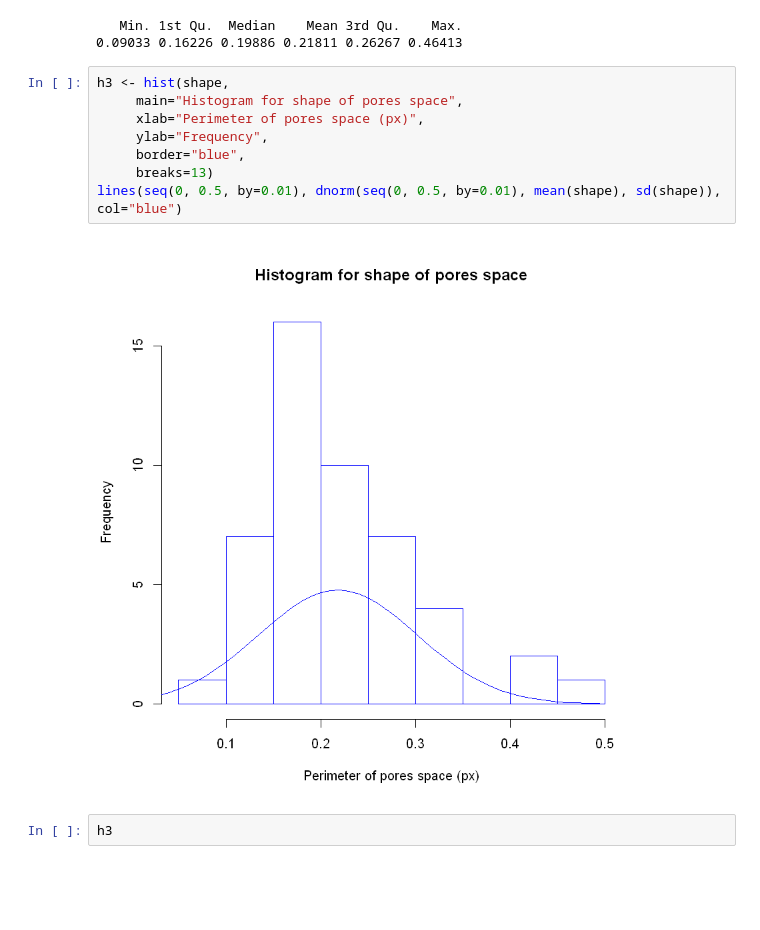
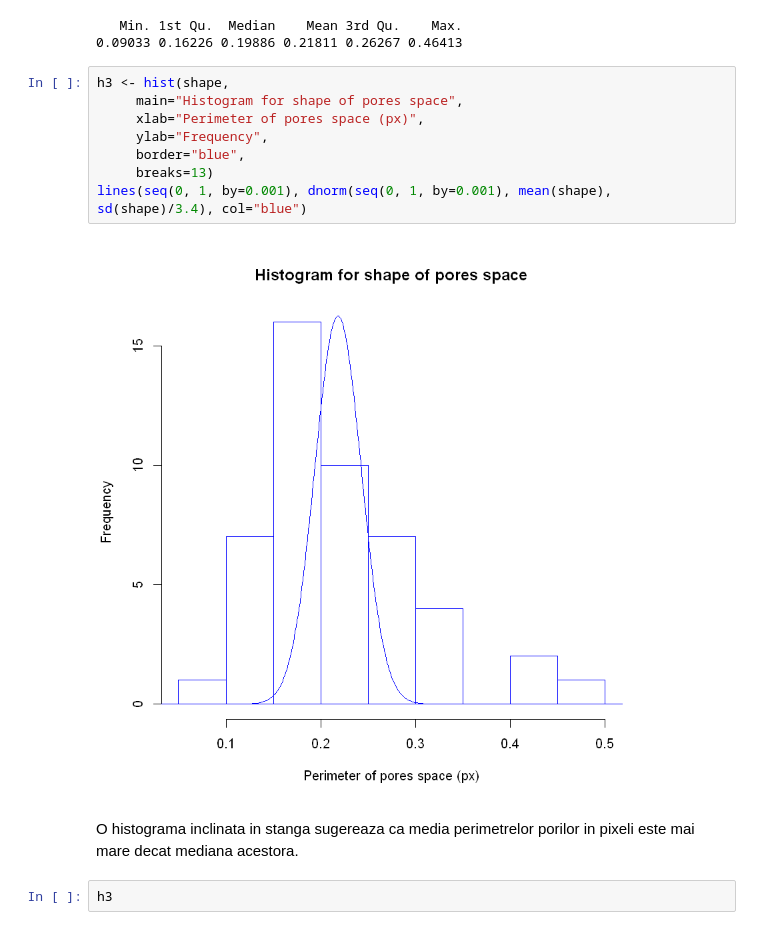
Before and after one commit to crstern/Statistics, a Jupyter notebook: Proiect.ipynb, the cells around one changed output. Cells and saved outputs as stored; diff of their text form; blank space fills up the shorter version.

```diff
--- a/Proiect.ipynb
+++ b/Proiect.ipynb
@@ -114,13 +112,15 @@ summary(shape)
 # %%
 h3 <- hist(shape,
      main="Histogram for shape of pores space",
      xlab="Perimeter of pores space (px)",
      ylab="Frequency",
      border="blue",
      breaks=13)
-lines(seq(0, 0.5, by=0.01), dnorm(seq(0, 0.5, by=0.01), mean(shape), sd(shape)), col="blue")
+lines(seq(0, 1, by=0.001), dnorm(seq(0, 1, by=0.001), mean(shape), sd(shape)/3.4), col="blue")
 # %% [output]
-[figure, old version]
+[figure, new version]
+# %% [markdown]
+O histograma inclinata in stanga sugereaza ca media perimetrelor porilor in pixeli este mai mare decat mediana acestora.
 # %%
 h3
 # %% [output]
```
Also changed, not shown: parts of 77 cells of this notebook.
